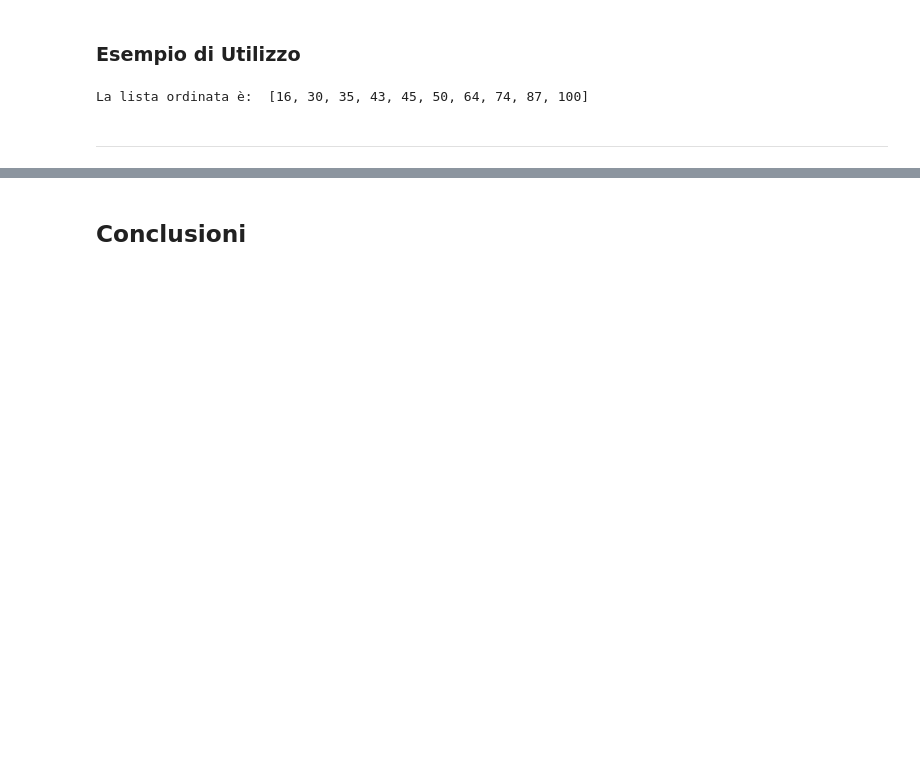
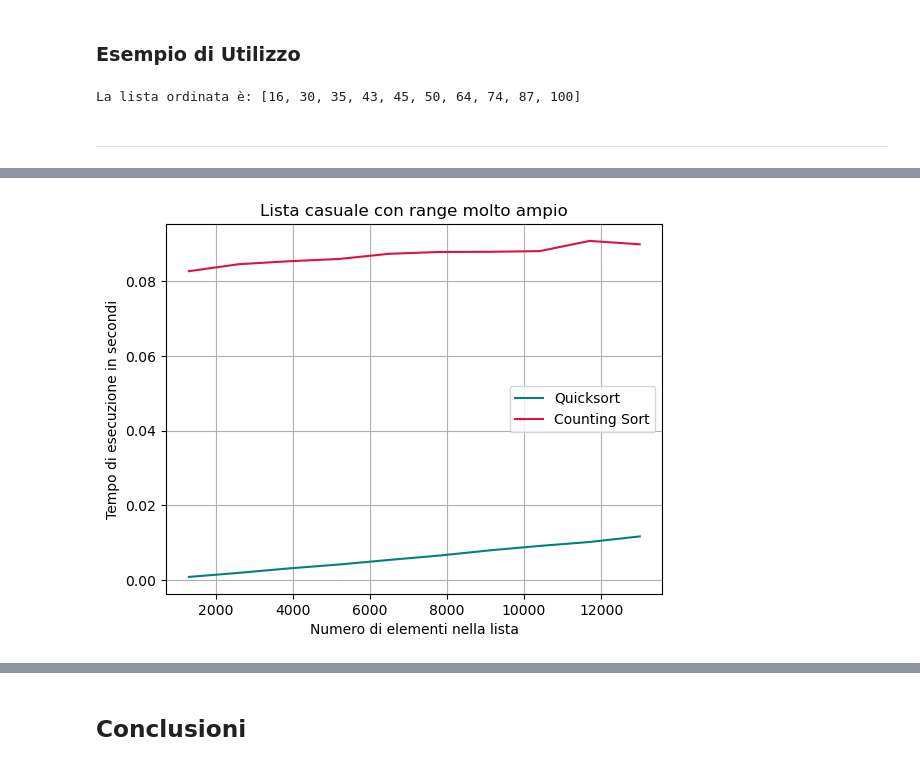
Before and after one commit to CyberHat-Inc/Elab_Algoritmi, a Jupyter notebook: Esercizio 2/Esercizio2.ipynb, the cells around one changed output, grey strips where cells are left out. Saved outputs shown, nothing was run; the diff lists cells and outputs as text; code cells hidden in the pictures; blank space fills up the shorter version.

Commit message:
jup: esperimenti e plot. Manca la relazione

```diff
--- a/Esercizio 2/Esercizio2.ipynb
+++ b/Esercizio 2/Esercizio2.ipynb
@@ -65,25 +65,21 @@ La lista ordinata è:  [2, 16, 23, 46, 55, 56, 61, 84, 93, 95]
 ### Algoritmo
 # %%
 def counting_sort(seq):
-    n = len(seq)
+    size = len(seq)
     maxval = max(seq)
-
-    # create and initialize cntArr
     countSeq = [0] * (maxval + 1)
 
-    # count frequency of each element
+    # Conto la ricorrenza di ogni elemento
     for v in seq:
         countSeq[v] += 1
 
-    # compute prefix sums
     for i in range(1, maxval + 1):
         countSeq[i] += countSeq[i - 1]
 
-    # build output array
-    ans = [0] * n
+    # Costruisco il risultato
+    ans = [0] * size
 
-    # iterate in reverse to keep it stable
-    for i in range(n - 1, -1, -1):
+    for i in range(size - 1, -1, -1):
         v = seq[i]
         ans[countSeq[v] - 1] = v
         countSeq[v] -= 1
@@ -111,62 +105,81 @@ La lista ordinata è:  [16, 30, 35, 43, 45, 50, 64, 74, 87, 100]
 # %%
 import random
 from timeit import default_timer as timer
-import numpy as np
 import matplotlib.pyplot as plt
 import sys
 sys.setrecursionlimit(10 ** 9)
 
 # Creo la lista completamente randomizzata su un range molto ampio
-def randomList(size):
-    return random.sample(range(1, size * 10), size)
+def big_range_list(size):
+    return random.choices(range(1, 1_000_001), k=size)
+
+# Creo una lista di grande dimensione ma con range ristretto e valori ripetuti
+def small_range_list(size):
+    return random.choices(range(1, 101), k=size)
 
 # Creo la lista ordinata in modo crescente
-def orderedList(size):
+def ordered_list(size):
     return list(range(size))
 
-# Creo la lista ordinata in modo decrescente
-def invertedOrderedList(size):
-     return list(range(size - 1, -1, -1))
-
-# Creo una lista di grande dimensione ma con range ristretto e valori ripetuti
-def smallRangeList(size):
-    return random.choices(range(1, 101), k=size)
-
-def experiment(seq_type, size, iterations):
+def experiment(seq_type_func, size, iterations, name):
     time_quicksort = []
     time_counting_sort = []
     size_sampling = []
+    times = []
+    repeats = 3
 
-
-
+    seq_max = seq_type_func(size * iterations)
 
     for i in range(iterations):
-        size_sampling.append(size * (i + 1))
+        x = size * (i + 1)
+        size_sampling.append(x)
+        seq = seq_max[:x]
+
+        # print('Campionando il tempo con lista di dimensione', x, '')
+
+        # Eseguo i test 3 volte per ogni dimensione e prendo la media per attenuare le fluttuazioni
 
         # Comincio il test per il quicksort
-        tmp = seq_type #Quicksort è in place quindi effettuo una copia
-        start = timer()
-        quicksort(tmp, 0, len(seq_type) -1)
-        end = timer()
-        time_quicksort.append(end - start)
+        times.clear()
+        for j in range(repeats):
+            tmp = seq.copy()
+            start = timer()
+            quicksort(tmp, 0, len(tmp) - 1)
+            end = timer()
+            times.append(end - start)
+        time_quicksort.append(sum(times) / repeats)
 
         # Comincio il test per il counting sort
-        start = timer()
-        counting_sort(seq_type) #Non occorre fare una copia della lista per il counting sort
-        end = timer()
-        time_quicksort.append(end - start)
+        times.clear()
+        for j in range(repeats):
+            start = timer()
+            counting_sort(seq) #Non occorre fare una copia della lista per il counting sort
+            end = timer()
+            times.append(end - start)
+        time_counting_sort.append(sum(times) / repeats)
 
-    print(size_sampling)
-
-    plt.plot(size_sampling, time_quicksort, label='Quicksort')
-    plt.plot(size_sampling, time_counting_sort, label='Counting Sort')
+    plt.plot(size_sampling, time_quicksort, label = 'Quicksort', color = 'teal')
+    plt.plot(size_sampling, time_counting_sort, label = 'Counting Sort', color = 'crimson')
     plt.xlabel('Numero di elementi nella lista')
     plt.ylabel('Tempo di esecuzione in secondi')
-    plt.title()
+    plt.title(label = name)
+    plt.grid(True)
     plt.legend()
     plt.show()
 
+def main():
+    size = 1300
+    iterations = 10
+
+    print('Esperimento numero 1:')
+    experiment(big_range_list, size, iterations, 'Lista casuale con range molto ampio')
+
+    print('Esperimento numero 2:')
+    experiment(small_range_list, size, iterations, 'Lista casuale con range ristretto')
+
+    print('Esperimento numero 3:')
+    experiment(ordered_list, size, iterations, 'Lista ordinata')
 
 
-experiment(randomList(100*10), 100, 10)
+main()
 # %% [output]
@@ -173,0 +187 @@ experiment(randomList(100*10), 100, 10)
+[figure, new version]
```
Also changed, not shown: parts of 7 cells of this notebook.
